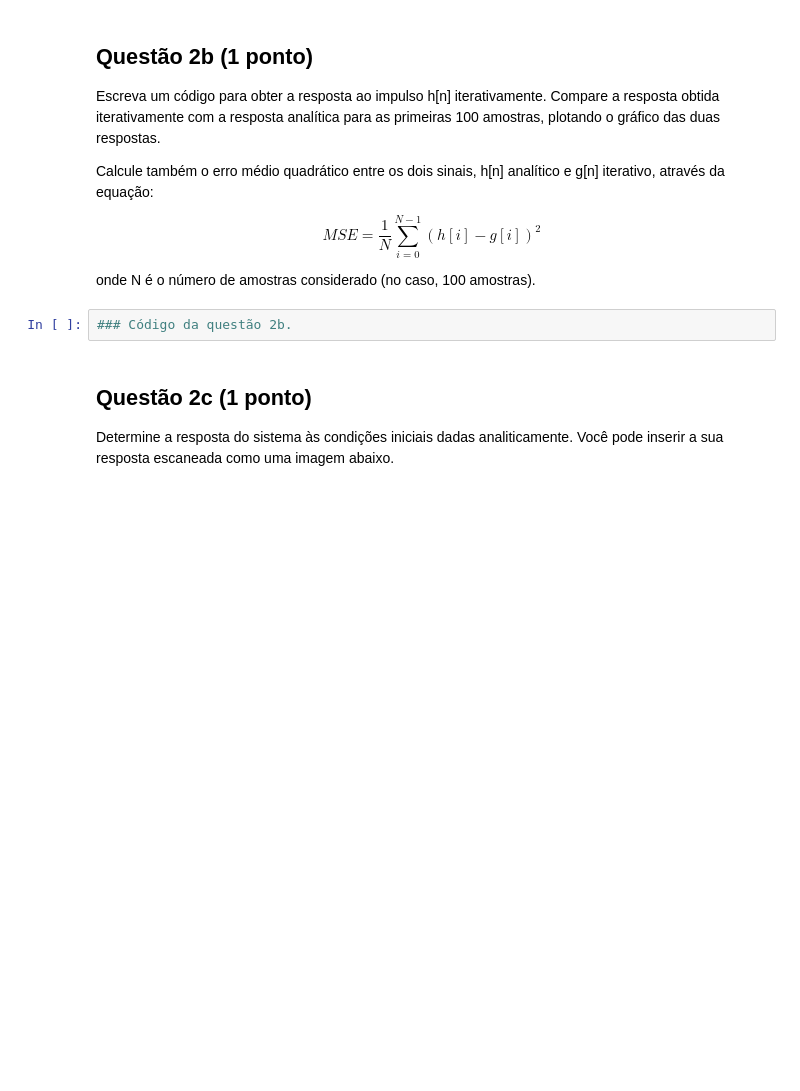
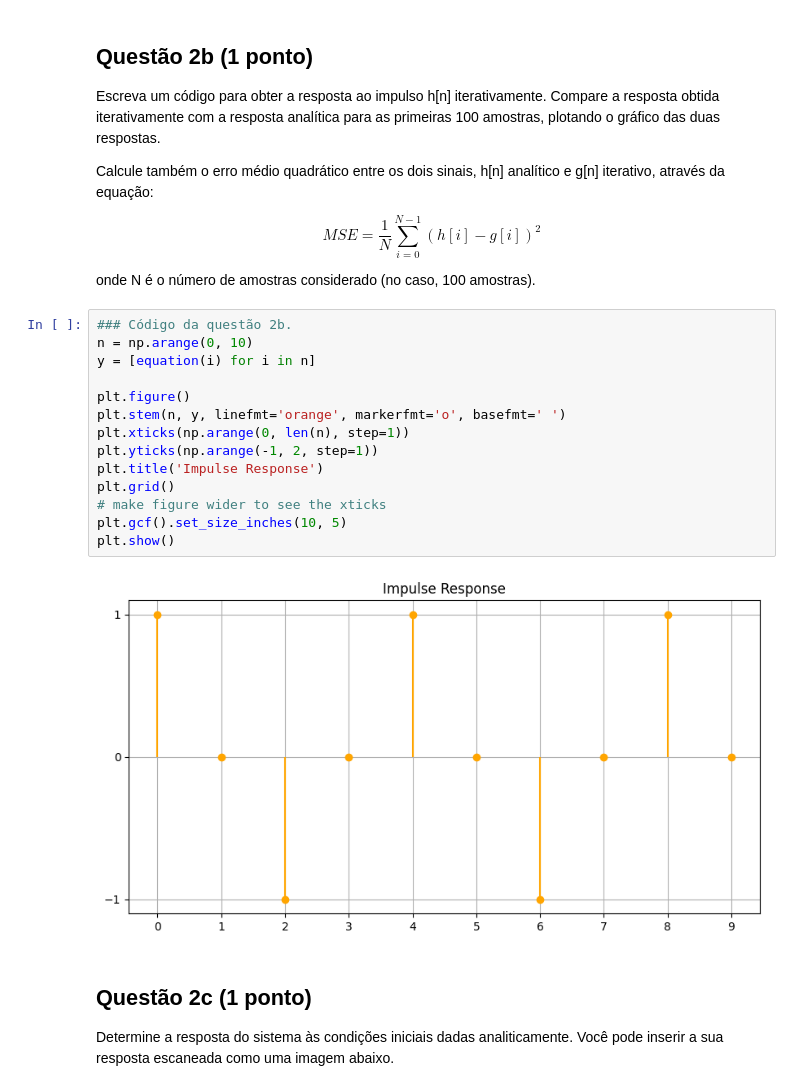
Before and after one commit to GabrielRQueiroz/UnB_SSTD, a Jupyter notebook: project-1/Projeto_1/projeto1.ipynb, the cells around one changed output. Saved outputs shown, nothing was run; the diff lists cells and outputs as text; blank space fills up the shorter version.

Commit message:
Feat (Projeto 1): Questão 2 SSTD parcialmente respondida

```diff
--- a/project-1/Projeto_1/projeto1.ipynb
+++ b/project-1/Projeto_1/projeto1.ipynb
@@ -162,8 +231,22 @@ Calcule também o erro médio quadrático entre os dois sinais, h[n] analítico
 $$ MSE = \frac{1}{N} \sum_{i=0}^{N-1} \left( h\left[i\right] - g\left[i\right] \right)^2 $$
 
 onde N é o número de amostras considerado (no caso, 100 amostras).
-# %%
-### Código da questão 2b.
+# %%
+### Código da questão 2b.
+n = np.arange(0, 10)
+y = [equation(i) for i in n]
+
+plt.figure()
+plt.stem(n, y, linefmt='orange', markerfmt='o', basefmt=' ')
+plt.xticks(np.arange(0, len(n), step=1))
+plt.yticks(np.arange(-1, 2, step=1))
+plt.title('Impulse Response')
+plt.grid()
+# make figure wider to see the xticks
+plt.gcf().set_size_inches(10, 5)
+plt.show()
+# %% [output]
+[figure, added]
 # %% [markdown]
 ## Questão 2c (1 ponto)
 
```
Also changed, not shown: parts of 6 cells of this notebook, 2 other files.
